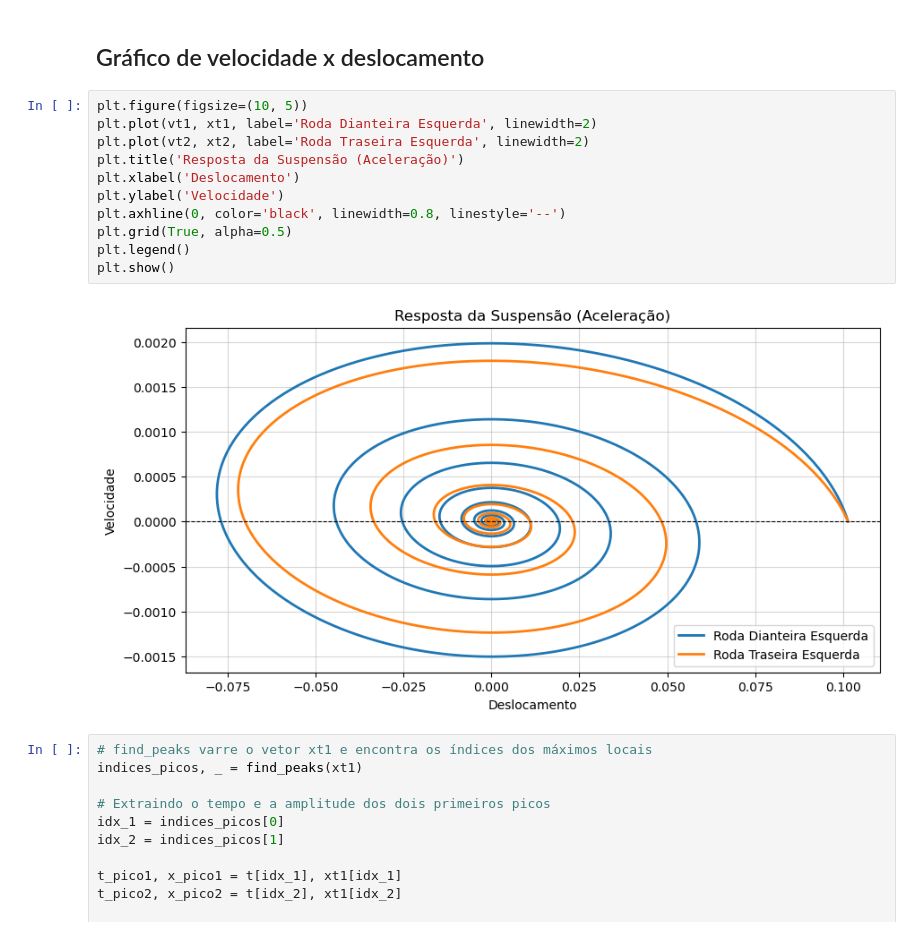
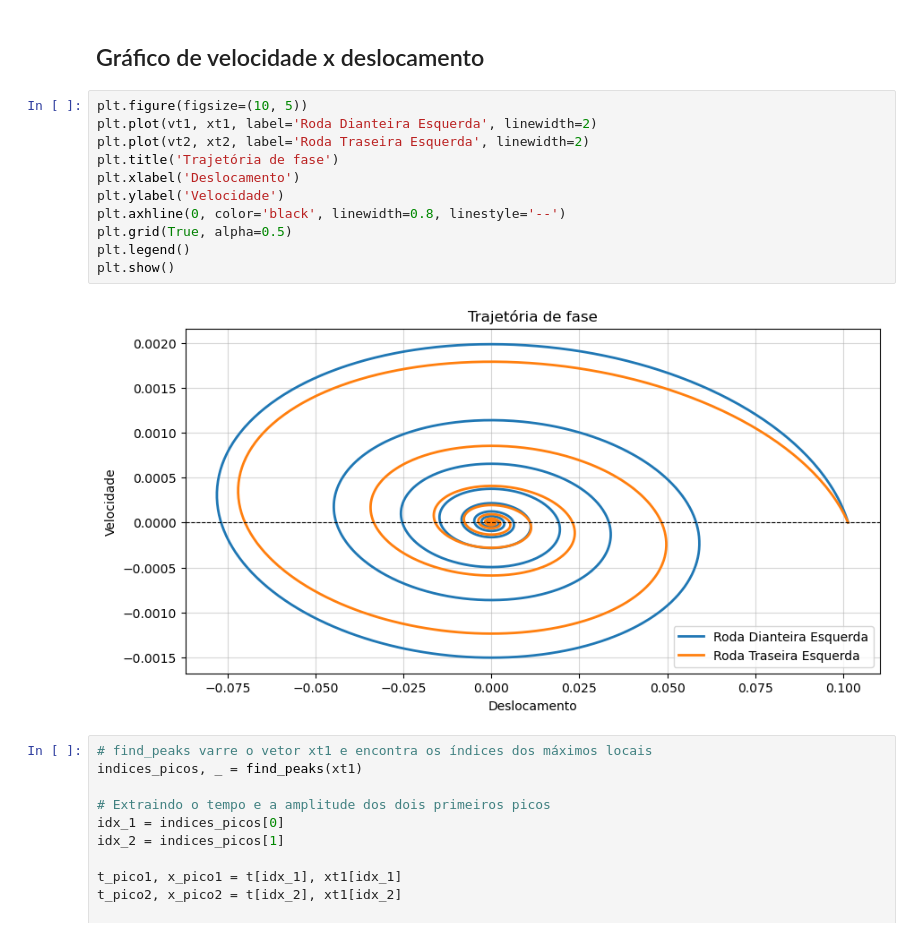
Before and after one commit to liv3812/vibes, a Jupyter notebook: modelagemSistema1GDL.ipynb, the cells around one changed output. Drawn from its saved outputs; the diff is of its cells as text.

```diff
--- a/modelagemSistema1GDL.ipynb
+++ b/modelagemSistema1GDL.ipynb
@@ -153,16 +153,16 @@ plt.show()
 # %%
 plt.figure(figsize=(10, 5))
 plt.plot(vt1, xt1, label='Roda Dianteira Esquerda', linewidth=2)
 plt.plot(vt2, xt2, label='Roda Traseira Esquerda', linewidth=2)
-plt.title('Resposta da Suspensão (Aceleração)')
+plt.title('Trajetória de fase')
 plt.xlabel('Deslocamento')
 plt.ylabel('Velocidade')
 plt.axhline(0, color='black', linewidth=0.8, linestyle='--')
 plt.grid(True, alpha=0.5)
 plt.legend()
 plt.show()
 # %% [output]
-[figure, old version]
+[figure, new version]
 # %%
 # find_peaks varre o vetor xt1 e encontra os índices dos máximos locais
 indices_picos, _ = find_peaks(xt1)
```
